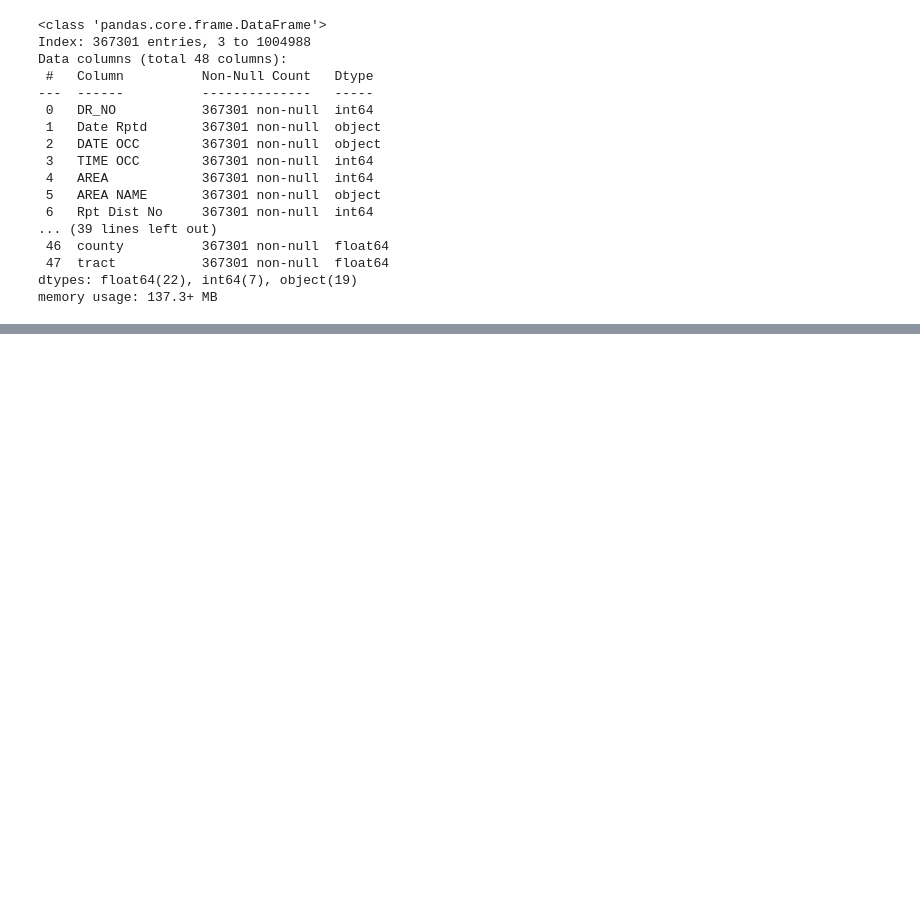
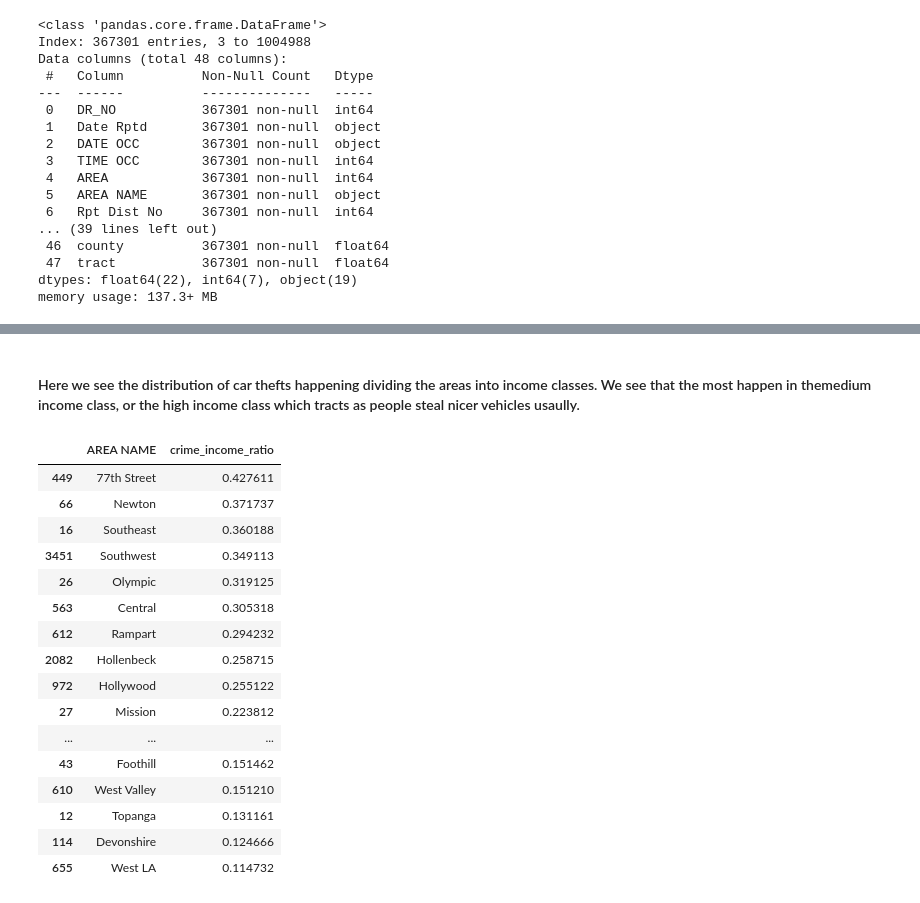
Before and after one commit to mlukoms0/Vehicle_theft_ML_MODEL, a Jupyter notebook: dataintegration.ipynb, the cells around one changed output, grey strips where cells are left out. Cells and saved outputs as stored; diff of their text form; code cells hidden in the pictures; blank space fills up the shorter version.

```diff
--- a/dataintegration.ipynb
+++ b/dataintegration.ipynb
@@ -180,0 +188,29 @@ KeyError: 'Crm Cc'
+# %% [markdown]
+#### Here we see the distribution of car thefts happening dividing the areas into income classes. We see that the most happen in themedium income class, or the high income class which tracts as people steal nicer vehicles usaully.
+# %%
+crime_counts = premis_filtered.groupby("AREA NAME").size()
+
+mean_income = premis_filtered.groupby("AREA NAME")["B19013_001E"].mean()
+
+crime_income_ratio = (crime_counts / mean_income).to_dict()
+premis_filtered['crime_income_ratio'] = premis_filtered['AREA NAME'].map(crime_income_ratio)
+
+premis_filtered[['AREA NAME', 'crime_income_ratio']].drop_duplicates().sort_values('crime_income_ratio', ascending=False)
+# %% [output]
+|  | AREA NAME | crime_income_ratio |
+| 449 | 77th Street | 0.427611 |
+| 66 | Newton | 0.371737 |
+| 16 | Southeast | 0.360188 |
+| 3451 | Southwest | 0.349113 |
+| 26 | Olympic | 0.319125 |
+| 563 | Central | 0.305318 |
+| 612 | Rampart | 0.294232 |
+| 2082 | Hollenbeck | 0.258715 |
+| 972 | Hollywood | 0.255122 |
+| 27 | Mission | 0.223812 |
+| ... | ... | ... |
+| 43 | Foothill | 0.151462 |
+| 610 | West Valley | 0.151210 |
+| 12 | Topanga | 0.131161 |
+| 114 | Devonshire | 0.124666 |
+| 655 | West LA | 0.114732 |
```
Also changed, not shown: parts of 9 cells of this notebook, 2 other files.
